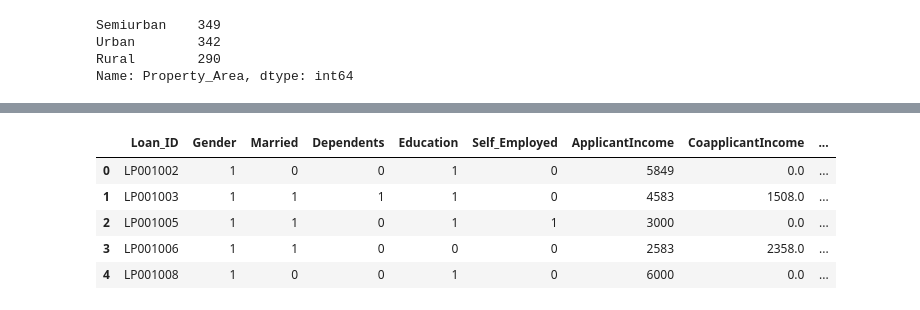
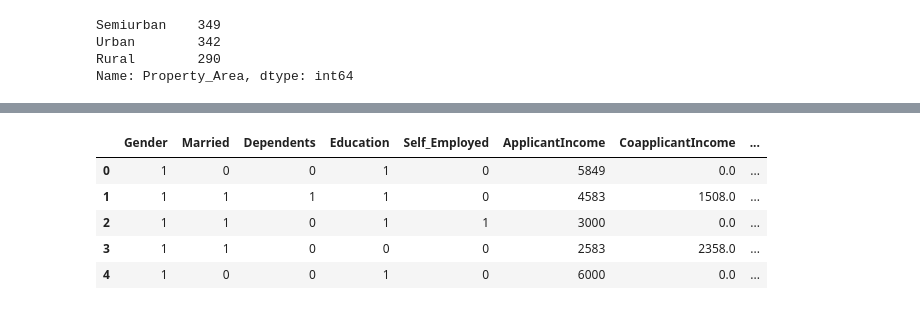
Before and after one commit to brianhabana/Mortgage_Qualifier_App, a Jupyter notebook: ML/machine_learning.ipynb, the cells around one changed output, grey strips where cells are left out. Saved outputs shown, nothing was run; the diff lists cells and outputs as text; code cells hidden in the pictures.

```diff
--- a/ML/machine_learning.ipynb
+++ b/ML/machine_learning.ipynb
@@ -254,0 +306,9 @@ Name: Property_Area, dtype: int64
+# %%
+#fill missing loan amount term column with mean
+loan_data_df['Credit_History'].fillna(value=loan_data_df['Credit_History'].mean(), inplace=True)
+# %%
+## Filling Dependents with median
+loan_data_df['Self_Employed'].fillna(np.random.randint(0,2),inplace=True)
+# %%
+## Filling Dependents with median
+loan_data_df['Dependents'].fillna(np.random.randint(0,2),inplace=True)
@@ -319,13 +385,16 @@ loan_data_df['Education'] = loan_data_df["Education"].apply(encode4)
 loan_data_df['Self_Employed'] = loan_data_df["Self_Employed"].apply(encode5)
 loan_data_df['Property_Area'] = loan_data_df["Property_Area"].apply(encode6)
 loan_data_df['Dependents'] = loan_data_df["Dependents"].apply(encode7)
+# %%
+#drop loan ID
+loan_data_df.drop('Loan_ID', inplace=True, axis=1)
 # %%
-#review datafram after encoding
-loan_data_df.head(5)
+#review dataframe after encoding & filling NA values
+loan_data_df.head()
 # %% [output]
-|  | Loan_ID | Gender | Married | Dependents | Education | Self_Employed | ApplicantIncome | CoapplicantIncome | ... |
-| 0 | LP001002 | 1 | 0 | 0 | 1 | 0 | 5849 | 0.0 | ... |
-| 1 | LP001003 | 1 | 1 | 1 | 1 | 0 | 4583 | 1508.0 | ... |
-| 2 | LP001005 | 1 | 1 | 0 | 1 | 1 | 3000 | 0.0 | ... |
-| 3 | LP001006 | 1 | 1 | 0 | 0 | 0 | 2583 | 2358.0 | ... |
-| 4 | LP001008 | 1 | 0 | 0 | 1 | 0 | 6000 | 0.0 | ... |
+|  | Gender | Married | Dependents | Education | Self_Employed | ApplicantIncome | CoapplicantIncome | ... |
+| 0 | 1 | 0 | 0 | 1 | 0 | 5849 | 0.0 | ... |
+| 1 | 1 | 1 | 1 | 1 | 0 | 4583 | 1508.0 | ... |
+| 2 | 1 | 1 | 0 | 1 | 1 | 3000 | 0.0 | ... |
+| 3 | 1 | 1 | 0 | 0 | 0 | 2583 | 2358.0 | ... |
+| 4 | 1 | 0 | 0 | 1 | 0 | 6000 | 0.0 | ... |
```
Also changed, not shown: parts of 30 cells of this notebook.
